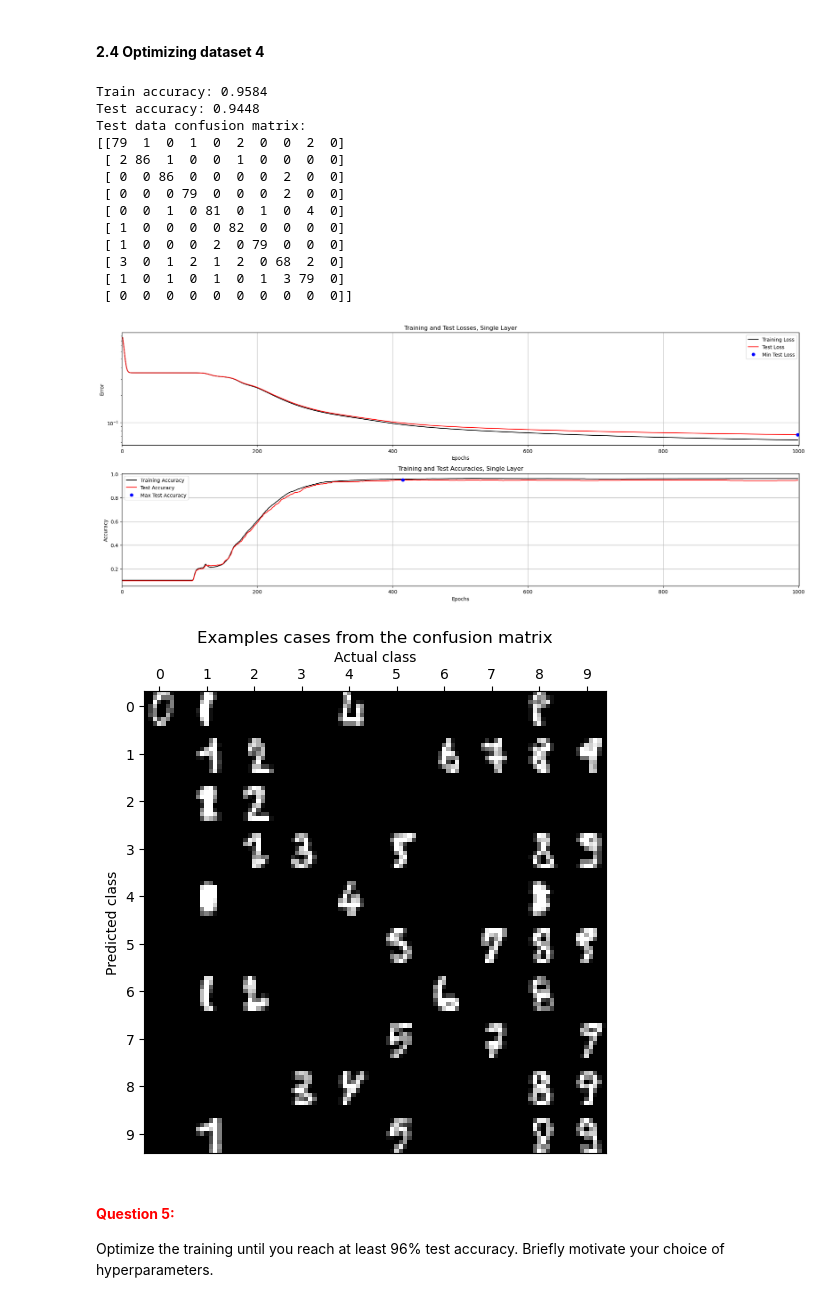
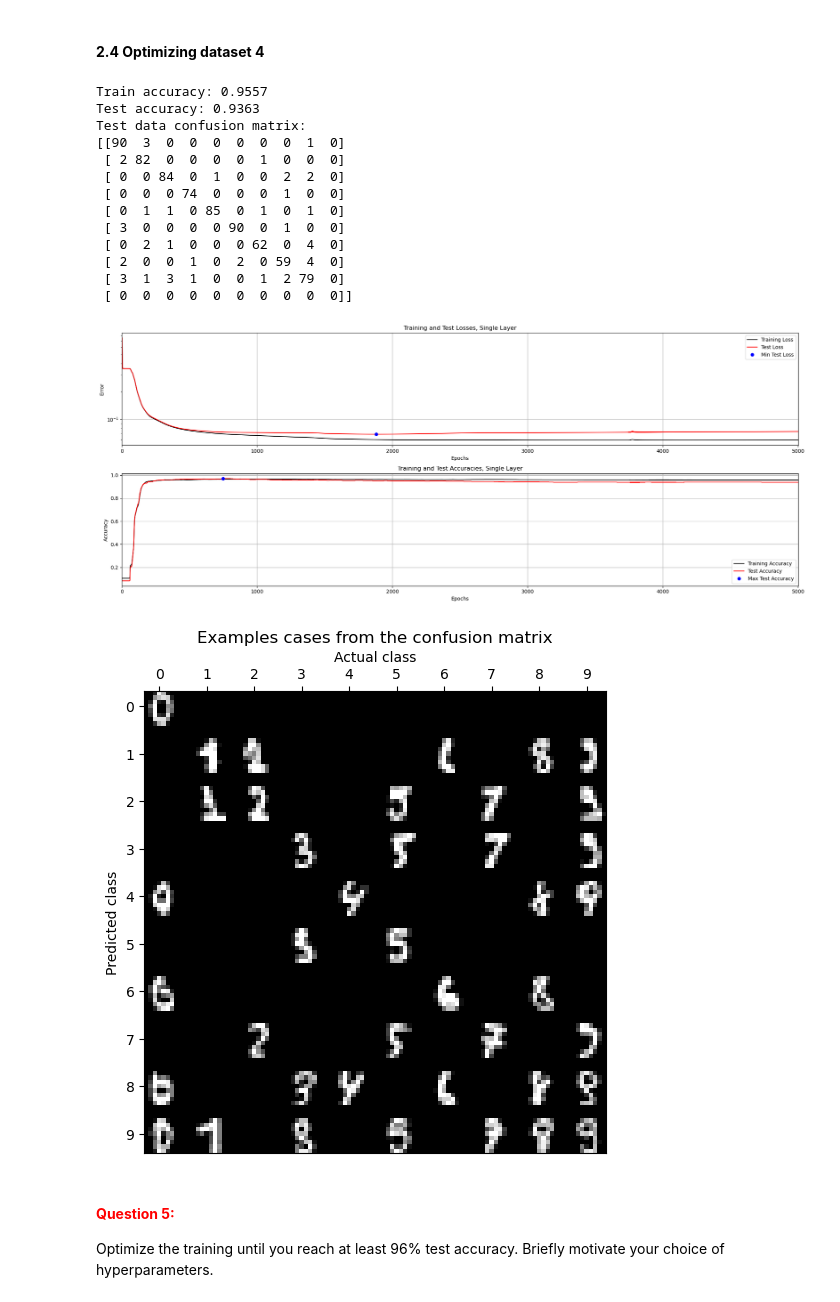
Before and after one commit to hugo-morvan/Neural_Networks, a Jupyter notebook: LabCode/A1_Supervised/main3_MultiLayer.ipynb, the cells around one changed output. Saved outputs shown, nothing was run; the diff lists cells and outputs as text; code cells hidden in the pictures.

```diff
--- a/LabCode/A1_Supervised/main3_MultiLayer.ipynb
+++ b/LabCode/A1_Supervised/main3_MultiLayer.ipynb
@@ -474,36 +467,36 @@ Optimize the training until you reach at least 99% test accuracy. Briefly motiva
 # %%
 # --------------------------------------------
 # === Your code here =========================
 # --------------------------------------------
 nInputs  = 64
 nClasses = 10
 nHidden  = 10
 
 W1_0 = np.zeros((nInputs, nHidden))
 B1_0 = np.zeros((1,nHidden))
 W2_0 = np.zeros((nHidden, nClasses))
 B2_0 = np.zeros((1,nClasses))
 
-params = {"epochs": 1000, "learningRate": 0.05, "normalize": True, "useTanhOutput": False}
+params = {"epochs": 5000, "learningRate": 0.1, "normalize": True, "useTanhOutput": False}
 # ============================================
 
 trainMultiLayerOnDataset(4, 0.15, W1_0, B1_0, W2_0, B2_0, params)
 # %% [output]
-Train accuracy: 0.9584
-Test accuracy: 0.9448
+Train accuracy: 0.9557
+Test accuracy: 0.9363
 Test data confusion matrix:
-[[79  1  0  1  0  2  0  0  2  0]
- [ 2 86  1  0  0  1  0  0  0  0]
- [ 0  0 86  0  0  0  0  2  0  0]
- [ 0  0  0 79  0  0  0  2  0  0]
- [ 0  0  1  0 81  0  1  0  4  0]
- [ 1  0  0  0  0 82  0  0  0  0]
- [ 1  0  0  0  2  0 79  0  0  0]
- [ 3  0  1  2  1  2  0 68  2  0]
- [ 1  0  1  0  1  0  1  3 79  0]
+[[90  3  0  0  0  0  0  0  1  0]
+ [ 2 82  0  0  0  0  1  0  0  0]
+ [ 0  0 84  0  1  0  0  2  2  0]
+ [ 0  0  0 74  0  0  0  1  0  0]
+ [ 0  1  1  0 85  0  1  0  1  0]
+ [ 3  0  0  0  0 90  0  1  0  0]
+ [ 0  2  1  0  0  0 62  0  4  0]
+ [ 2  0  0  1  0  2  0 59  4  0]
+ [ 3  1  3  1  0  0  1  2 79  0]
  [ 0  0  0  0  0  0  0  0  0  0]]
-[figure, old version]
+[figure, new version]
-[figure, old version]
+[figure, new version]
 # %% [markdown]
 #### **<span style="color:red">Question 5:</span>**
 
```
Also changed, not shown: parts of 5 cells of this notebook.
